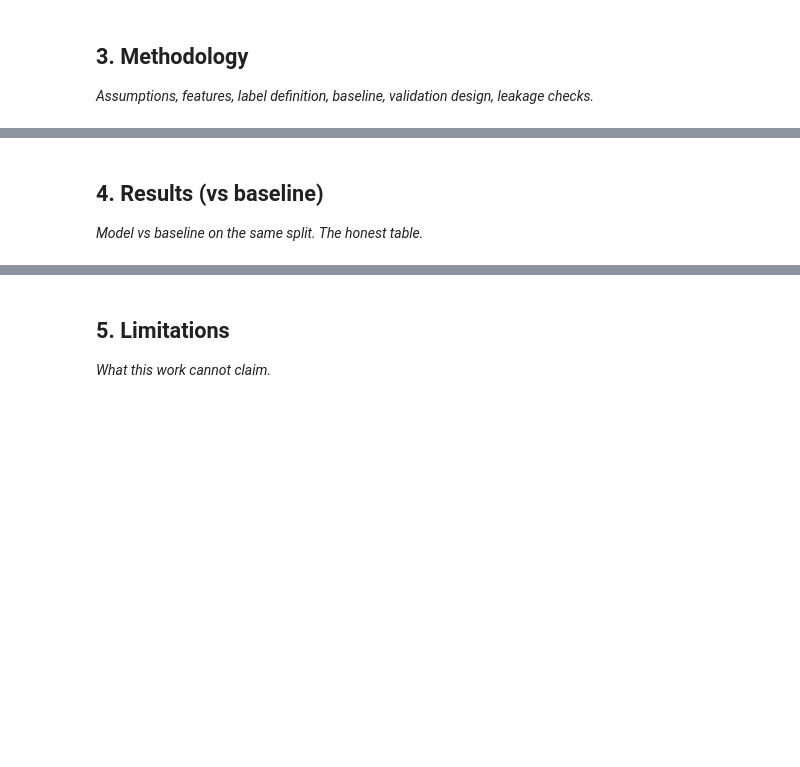
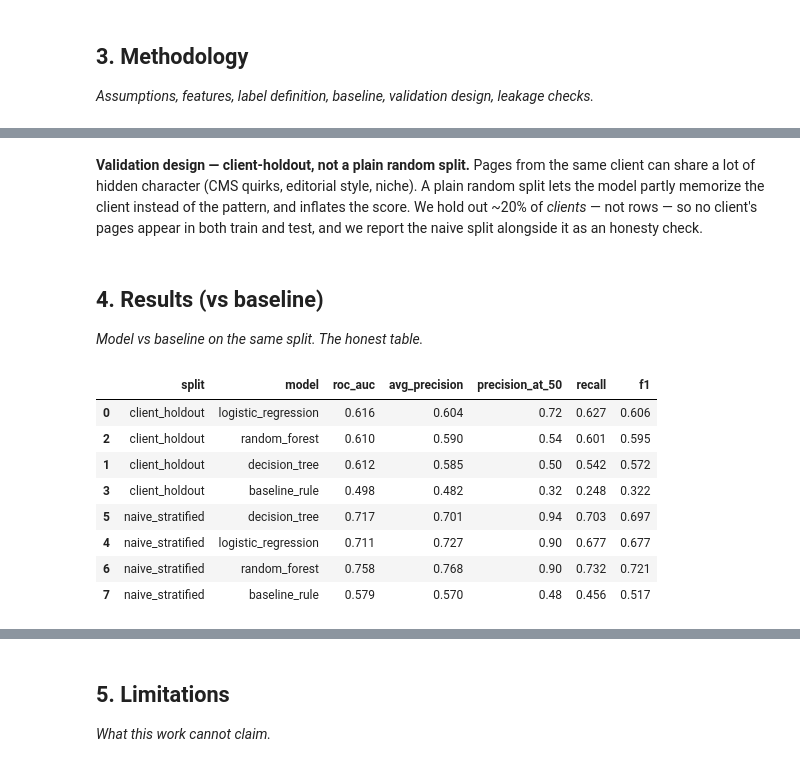
Before and after one commit to LaibaSabir1/flyrank-ml-internship-laiba_sabir, a Jupyter notebook: work/notebooks/capstone.ipynb, the cells around one changed output, grey strips where cells are left out. Saved outputs shown, nothing was run; the diff lists cells and outputs as text; code cells hidden in the pictures; blank space fills up the shorter version.

```diff
--- a/work/notebooks/capstone.ipynb
+++ b/work/notebooks/capstone.ipynb
@@ -21,4 +268,65 @@ This skeleton is yours to fill. Work the sections **in order** — each one has
+# %% [markdown]
+**Validation design — client-holdout, not a plain random split.** Pages from the same
+client can share a lot of hidden character (CMS quirks, editorial style, niche). A plain random
+split lets the model partly memorize the client instead of the pattern, and inflates the score.
+We hold out ~20% of *clients* — not rows — so no client's pages appear in both train and test,
+and we report the naive split alongside it as an honesty check.
 # %% [markdown]
 ## 4. Results (vs baseline)
 
 *Model vs baseline on the same split. The honest table.*
+# %%
+def metrics_at(y_true, proba, prefix=""):
+    pred = (proba >= 0.5).astype(int)
+    return {
+        f"{prefix}roc_auc": roc_auc_score(y_true, proba) if y_true.nunique() == 2 else float("nan"),
+        f"{prefix}avg_precision": average_precision_score(y_true, proba) if y_true.nunique() == 2 else float("nan"),
+        f"{prefix}precision_at_50": precision_at_k(y_true, proba, 50),
+        f"{prefix}recall": recall_score(y_true, pred, zero_division=0),
+        f"{prefix}f1": f1_score(y_true, pred, zero_division=0),
+    }
+
+def build_models():
+    return {
+        "logistic_regression": Pipeline([("scaler", StandardScaler()),
+                                          ("model", LogisticRegression(class_weight="balanced", max_iter=1000, random_state=RANDOM_STATE))]),
+        "decision_tree": DecisionTreeClassifier(class_weight="balanced", max_depth=5, min_samples_leaf=50, random_state=RANDOM_STATE),
+        "random_forest": RandomForestClassifier(class_weight="balanced_subsample", max_depth=10, min_samples_leaf=25,
+                                                 n_estimators=200, n_jobs=-1, random_state=RANDOM_STATE),
+    }
+
+X = build_matrix(df)
+
+# --- honest split: client holdout ---
+groups = df["client_id"].astype(str)
+gss = GroupShuffleSplit(n_splits=1, test_size=0.2, random_state=RANDOM_STATE)
+train_idx, test_idx = next(gss.split(X, y, groups=groups))
+assert set(groups.iloc[train_idx]).isdisjoint(set(groups.iloc[test_idx])), "client leakage across split!"
+
+# --- naive split: plain stratified row split (the honesty check) ---
+naive_train_idx, naive_test_idx = train_test_split(np.arange(len(df)), test_size=0.2, random_state=RANDOM_STATE, stratify=y)
+
+results = {}
+for split_name, (tr, te) in {"client_holdout": (train_idx, test_idx), "naive_stratified": (naive_train_idx, naive_test_idx)}.items():
+    for name, model in build_models().items():
+        model.fit(X.iloc[tr], y.iloc[tr])
+        proba = model.predict_proba(X.iloc[te])[:, 1]
+        results[(split_name, name)] = metrics_at(y.iloc[te], proba)
+    baseline_test_scores = df.iloc[te]["baseline_refresh_score"].to_numpy()
+    results[(split_name, "baseline_rule")] = metrics_at(y.iloc[te], baseline_test_scores)
+
+rows = []
+for (split_name, model_name), m in results.items():
+    rows.append({"split": split_name, "model": model_name, **m})
+results_table = pd.DataFrame(rows).sort_values(["split", "precision_at_50"], ascending=[True, False])
+results_table[["split", "model", "roc_auc", "avg_precision", "precision_at_50", "recall", "f1"]].round(3)
+# %% [output]
+|  | split | model | roc_auc | avg_precision | precision_at_50 | recall | f1 |
+| 0 | client_holdout | logistic_regression | 0.616 | 0.604 | 0.72 | 0.627 | 0.606 |
+| 2 | client_holdout | random_forest | 0.610 | 0.590 | 0.54 | 0.601 | 0.595 |
+| 1 | client_holdout | decision_tree | 0.612 | 0.585 | 0.50 | 0.542 | 0.572 |
+| 3 | client_holdout | baseline_rule | 0.498 | 0.482 | 0.32 | 0.248 | 0.322 |
+| 5 | naive_stratified | decision_tree | 0.717 | 0.701 | 0.94 | 0.703 | 0.697 |
+| 4 | naive_stratified | logistic_regression | 0.711 | 0.727 | 0.90 | 0.677 | 0.677 |
+| 6 | naive_stratified | random_forest | 0.758 | 0.768 | 0.90 | 0.732 | 0.721 |
+| 7 | naive_stratified | baseline_rule | 0.579 | 0.570 | 0.48 | 0.456 | 0.517 |
```
Also changed, not shown: parts of 21 cells of this notebook.
